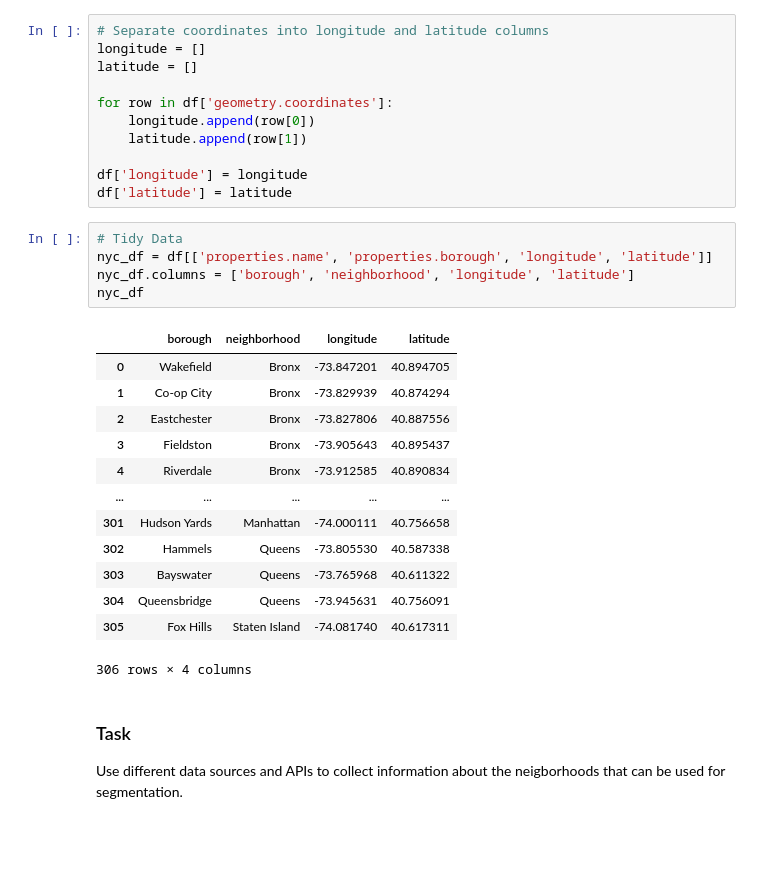
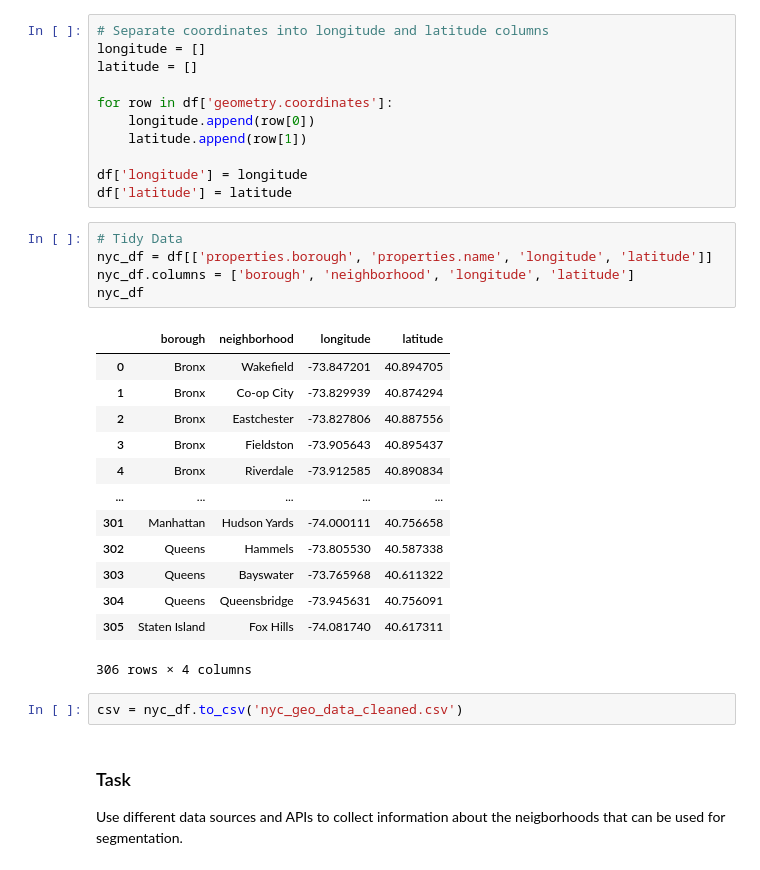
Before and after one commit to ktamkee/NYC_midterm_project, a Jupyter notebook: data/data_preparation.ipynb, the cells around one changed output. Cells and saved outputs as stored; diff of their text form; blank space fills up the shorter version.

Commit message:
nyc open_data

```diff
--- a/data/data_preparation.ipynb
+++ b/data/data_preparation.ipynb
@@ -42,23 +42,25 @@ df['longitude'] = longitude
 df['latitude'] = latitude
 # %%
 # Tidy Data
-nyc_df = df[['properties.name', 'properties.borough', 'longitude', 'latitude']]
+nyc_df = df[['properties.borough', 'properties.name', 'longitude', 'latitude']]
 nyc_df.columns = ['borough', 'neighborhood', 'longitude', 'latitude']
 nyc_df
 # %% [output]
 |  | borough | neighborhood | longitude | latitude |
-| 0 | Wakefield | Bronx | -73.847201 | 40.894705 |
-| 1 | Co-op City | Bronx | -73.829939 | 40.874294 |
-| 2 | Eastchester | Bronx | -73.827806 | 40.887556 |
-| 3 | Fieldston | Bronx | -73.905643 | 40.895437 |
-| 4 | Riverdale | Bronx | -73.912585 | 40.890834 |
+| 0 | Bronx | Wakefield | -73.847201 | 40.894705 |
+| 1 | Bronx | Co-op City | -73.829939 | 40.874294 |
+| 2 | Bronx | Eastchester | -73.827806 | 40.887556 |
+| 3 | Bronx | Fieldston | -73.905643 | 40.895437 |
+| 4 | Bronx | Riverdale | -73.912585 | 40.890834 |
 | ... | ... | ... | ... | ... |
-| 301 | Hudson Yards | Manhattan | -74.000111 | 40.756658 |
-| 302 | Hammels | Queens | -73.805530 | 40.587338 |
-| 303 | Bayswater | Queens | -73.765968 | 40.611322 |
-| 304 | Queensbridge | Queens | -73.945631 | 40.756091 |
-| 305 | Fox Hills | Staten Island | -74.081740 | 40.617311 |
+| 301 | Manhattan | Hudson Yards | -74.000111 | 40.756658 |
+| 302 | Queens | Hammels | -73.805530 | 40.587338 |
+| 303 | Queens | Bayswater | -73.765968 | 40.611322 |
+| 304 | Queens | Queensbridge | -73.945631 | 40.756091 |
+| 305 | Staten Island | Fox Hills | -74.081740 | 40.617311 |
 306 rows × 4 columns
+# %%
+csv = nyc_df.to_csv('nyc_geo_data_cleaned.csv')
 # %% [markdown]
 ### Task
 Use different data sources and APIs to collect information about the neigborhoods that can be used for segmentation.
```
Also changed, not shown: 7 other files.
